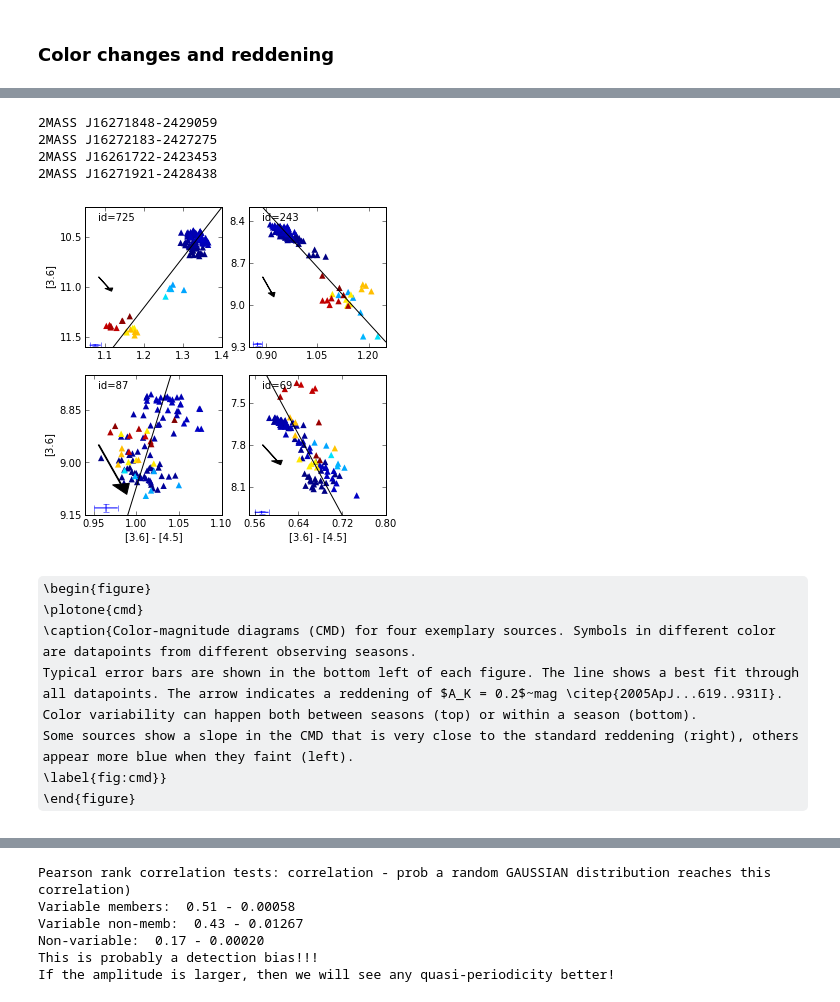
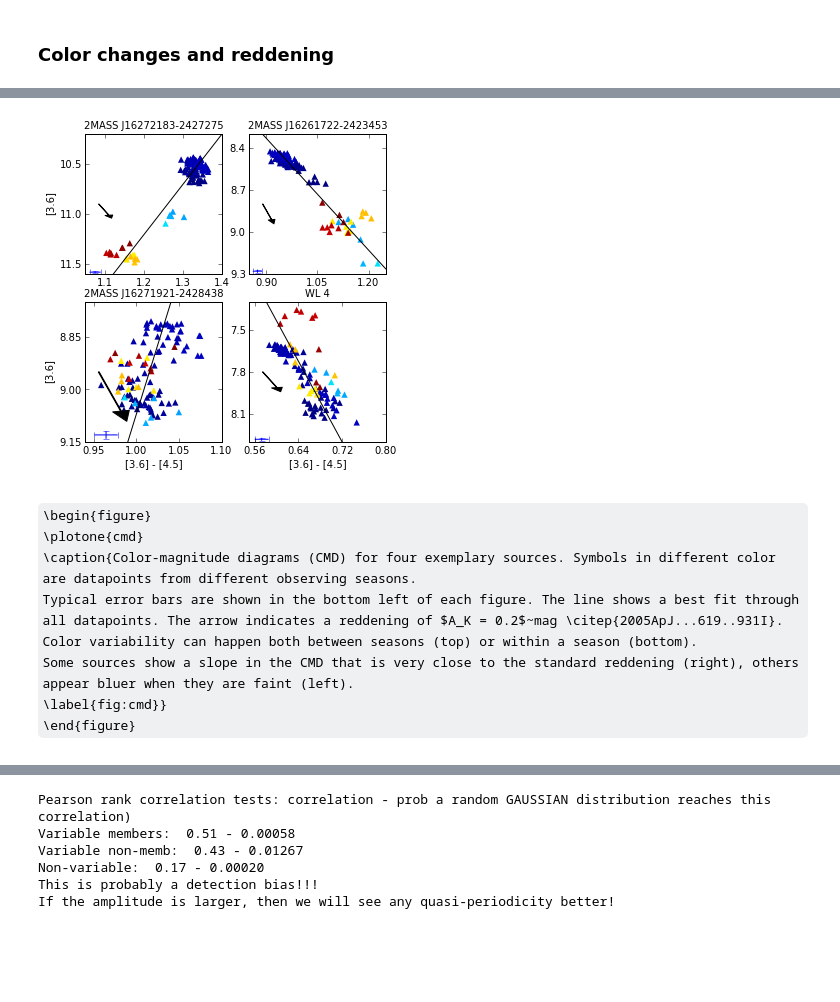
Before and after one commit to YSOVAR/Analysis, a Jupyter notebook: L1688_analysis.ipynb, the cells around one changed output, grey strips where cells are left out. Cells and saved outputs as stored; diff of their text form; code cells hidden in the pictures; some formulas as TeX source; blank space fills up the shorter version.

```diff
--- a/L1688_analysis.ipynb
+++ b/L1688_analysis.ipynb
@@ -1275,7 +1483,7 @@ We obtain lightcurves for 984 distinct sources with at least five datapoints in
 Table~\ref{tab:tab2} contains properties of each source in our sample and of their lightcurves. The full version of the table is only available online, here we describe its form and content.
 # %%
 # output->LaTeX
-catoutnames = ['ra', 'dec', 'IAU_NAME', 'id', 'c2d_id', 'wil08_ID', 'bar12_ID', 'AdOC08_AOC', 'nomad_NOMAD1']
+catoutnames = ['ra', 'dec', 'IAU_NAME', 'c2d_id', 'wil08_ID', 'bar12_ID', 'AdOC08_AOC', 'nomad_NOMAD1']
 for n in ['Jmag', 'Hmag', 'Kmag','3.6mag', '4.5mag','5.8mag','8.0mag', '24mag']:
     catoutnames.append(n)
     catoutnames.append('e_'+n)
@@ -1613,22 +1826,19 @@ fig = plt.figure(figsize = (5,3))
 fig.subplots_adjust(right=.98, top=.96)
 fig, axes, taxes = plot_atlas.setup_lcplot_axes(cat.lclist[0], xlim, fig = fig, twinx=False)
 
-for i, m, c in zip([188, 113], 'os', 'kk'):
+for id2, m, c in zip(['256846', '213296'], 'o^', 'kk'):
+    i = (cat['YSOVAR2_id']==id2).nonzero()[0][0]
     print cat['simbad_MAIN_ID'][i]
+    print cat['YSOVAR2_id'][i]
     data = cat.lclist[i]
     for ax, tax in zip(axes, taxes):
         ax.xaxis.set_major_locator(MaxNLocator(4))
-        ax.scatter(data['t36']-plot_atlas.mjdoffset, data['m36'], lw=0, s=10, marker=m, c=c, label = 'id: {0}'.format(i+1))
-        #tax.scatter(data['t45']-plot_atlas.mjdoffset, data['m45'], lw=0, s=10, marker=m, c='r')
+        ax.scatter(data['t36']-plot_atlas.mjdoffset, data['m36'], lw=0, s=10, marker=m, c=c, label = cat['name'][i])
 
-
-#axes[1].errorbar(480, 6.5, np.mean(cat.lclist[36]['m36_error']), color = 'r', fmt='-')
-#axes[1].errorbar(480, 7.0, np.mean(cat.lclist[188]['m36_error']), color = 'k', fmt='-')
-axes[1].errorbar(480, 8.2, np.mean(cat.lclist[133]['m36_error']), color = 'k', fmt='-')
-
-
+#axes[0].errorbar(300, 7.8, cat['mean_36_error'][i], color = 'k', fmt='-')
 axes[0].set_ylabel('[3.6]')
-axes[3].legend(loc = 'lower right')
+axes[3].legend(loc = 'upper right')
+axes[0].set_ylim([None, 5.3])
 fig.savefig(os.path.join(plotdir, 'chi2lc.eps'))
 fig.savefig(os.path.join(posterdir, 'chi2lc.png'))
 # %% [output]
@@ -1668,8 +1880,8 @@ ax21 = fig.add_axes([.1,.39,.4,.29], sharex = ax11)
 ax22 = fig.add_axes([.5,.39,.38,.29], sharex = ax12)
 ax31 = fig.add_axes([.1,.68,.4,.29], sharex = ax11)
 ax32 = fig.add_axes([.5,.68,.38,.29], sharex = ax12)
-for i, ax, band in zip([392, 77, 472, 417, 742, 533], [ax11,ax12,ax21,ax22,ax31,ax32], ['36','45','36','45','36','45']):
-    print cat['simbad_MAIN_ID'][i]
+for id2, ax, band in zip(['212822','212660','212751','213731','212576','212616'], [ax11,ax12,ax21,ax22,ax31,ax32], ['36','45','36','45','36','45']):
+    i = (cat['YSOVAR2_id']==id2).nonzero()[0][0]
     period = cat['s1_good_period'][i]
     ind = cat.lclist[i]['t'+band] < 55400
     p = atlas.phase_fold(cat.lclist[i]['t'+band], period)
@@ -1678,8 +1890,8 @@ for i, ax, band in zip([392, 77, 472, 417, 742, 533], [ax11,ax12,ax21,ax22,ax31,
     ax.scatter(p[~ind], cat.lclist[i]['m'+band][~ind],c=c, lw=0, s=5)
     ax.yaxis.set_major_locator(MaxNLocator(4))
     ax.ticklabel_format(useOffset = False)
-    ax.text(0.5,0.8, 'p={0:4.1f} days'.format(period), transform=ax.transAxes)
-    ax.text(0.1,0.8, 'id: {0}'.format(i+1), transform=ax.transAxes)
+    ax.text(0.5,0.1, 'p={0:4.1f} days'.format(period), transform=ax.transAxes)
+    ax.text(0.1,0.8, cat['name'][i], transform=ax.transAxes)
     ylim = ax.get_ylim()
     ax.errorbar(0.05, 0.1*ylim[0]+0.9*ylim[1], np.mean(cat.lclist[i]['m'+band+'_error']), color = c, fmt='-')
     ax.set_ylim(ylim) # ylim might be rescaled due to plotting typical errorbar
@@ -1963,9 +2169,11 @@ fig.subplots_adjust(right=.96, top=.96)
 ax = fig.add_subplot(122)
 ax.scatter((cat['max_36']-cat['min_36'])[indmembers], cat['AdOC08_Kamp'][indmembers], label='members', color='r')
 ax.scatter((cat['max_36']-cat['min_36'])[~indmembers], cat['AdOC08_Kamp'][~indmembers], label='other', color='k')
-#ax.set_xlim([0,.5])
+# Expected reddening slope (Indebetouw+ 2005)
+#ax.plot([0,2], [0,2./0.56], label='')
+#ax.set_xlim([0,2])
 ax.set_ylim([0,4])
-ax.set_xlabel('$3.6\mu$ amplitude [mag] - 2010 to 2011')
+ax.set_xlabel('$3.6\mu$m amplitude [mag] - 2010 to 2011')
 ax.set_ylabel('K amplitude [mag] - 2005 to 2006')
 ax.legend(loc = 'upper left')
 ax.set_xlim([0, None])
@@ -1974,9 +2182,11 @@ ax.set_xlim([0, None])
 ax2 = fig.add_subplot(121)
 ax2.scatter((cat['max_36']-cat['min_36'])[indmembers], cat['delta_K'][indmembers], label='members', color='r')
 ax2.scatter((cat['max_36']-cat['min_36'])[~indmembers], cat['delta_K'][~indmembers], label='other', color='k')
-#ax.set_xlim([0,.5])
+# Expexted reddening slope
+# ax2.plot([0,1], [0,1./0.56])
+# ax.set_xlim([0,1])
 ax2.set_ylim([0,3])
-ax2.set_xlabel('$3.6\mu$ amplitude [mag] - 2010 to 2011')
+ax2.set_xlabel('$3.6\mu$m amplitude [mag] - 2010 to 2011')
 ax2.set_ylabel('K amplitude [mag] - 1997 to 2001')
 ax2.legend(loc = 'upper left')
 ax2.set_xlim([0, None])
@@ -2037,47 +2245,43 @@ def cmd_plot(ax, mergedlc, m,b):
 
     # plot typical error bars in lower left corner
     y_err = np.median(mergedlc['m36_error'])
     x_err = np.sqrt( y_err**2 + (np.median(mergedlc['m45_error']))**2  )
     pos_x = x1 + 1.8*x_err
     pos_y = y1 - 1.8*y_err
     ax.errorbar(pos_x, pos_y, xerr = x_err, yerr = y_err, label='typical errors')
 
-    ax.text(0.9*x1+0.1*x2,0.1*y1+0.9*y2, 'id={}'.format(cat['id'][ind]))
+    #ax.text(0.9*x1+0.1*x2,0.1*y1+0.9*y2, cat['name'][ind])
+    ax.set_title(cat['name'][ind], size='medium')
     ax.set_xlim(xlim)
     ax.set_ylim(ylim)
     #ax.legend()
 
 
 fig = plt.figure(figsize=(5,5))
 fig.subplots_adjust(right=.96, top=.98)
 axes = [fig.add_subplot(2,2,i) for i in range(4)]
 for i,n in enumerate(["212627","212661","212737","212642"]):
     ind = (cat['YSOVAR2_id']==n).nonzero()[0][0]
-    print cat['simbad_MAIN_ID'][ind]
     ax = axes[i]
     mergedlc = YSOVAR.atlas.merge_lc(cat.lclist[ind], ['36','45'])
     m = cat['cmd_m_36_45'][ind]
     b = cat['cmd_b_36_45'][ind]
     cmd_plot(ax, mergedlc, m,b)
     if i in [0,3]: ax.set_xlabel('[3.6] - [4.5]')
     if i in [1,3]: ax.set_ylabel('[3.6]')
 
 fig.subplots_adjust(top=0.98, right=0.96)
 fig.savefig(os.path.join(plotdir, 'cmd.eps'))
 fig.savefig(os.path.join(posterdir, 'cmd.png'))
 # %% [output]
-2MASS J16271848-2429059
-2MASS J16272183-2427275
-2MASS J16261722-2423453
-2MASS J16271921-2428438
-[figure, old version]
+[figure, new version]
 # %% [markdown]
 \begin{figure}
 \plotone{cmd}
 \caption{Color-magnitude diagrams (CMD) for four exemplary sources. Symbols in different color are datapoints from different observing seasons.
 Typical error bars are shown in the bottom left of each figure. The line shows a best fit through all datapoints. The arrow indicates a reddening of $A_K = 0.2$~mag \citep{2005ApJ...619..931I}.
 Color variability can happen both between seasons (top) or within a season (bottom).
-Some sources show a slope in the CMD that is very close to the standard reddening (right), others appear more blue when they faint (left).
+Some sources show a slope in the CMD that is very close to the standard reddening (right), others appear bluer when they are faint (left).
 \label{fig:cmd}}
 \end{figure}
 # %%
```
Also changed, not shown: parts of 111 cells of this notebook.
